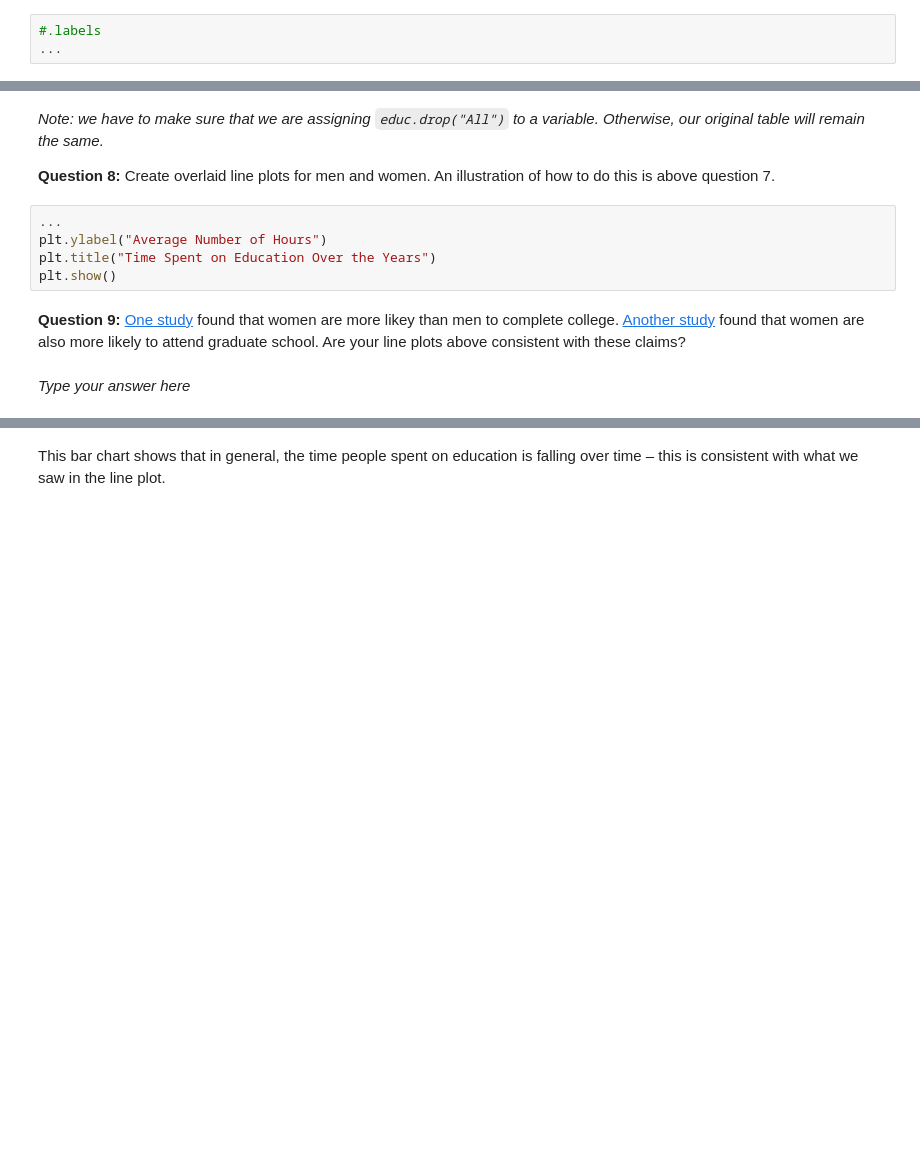
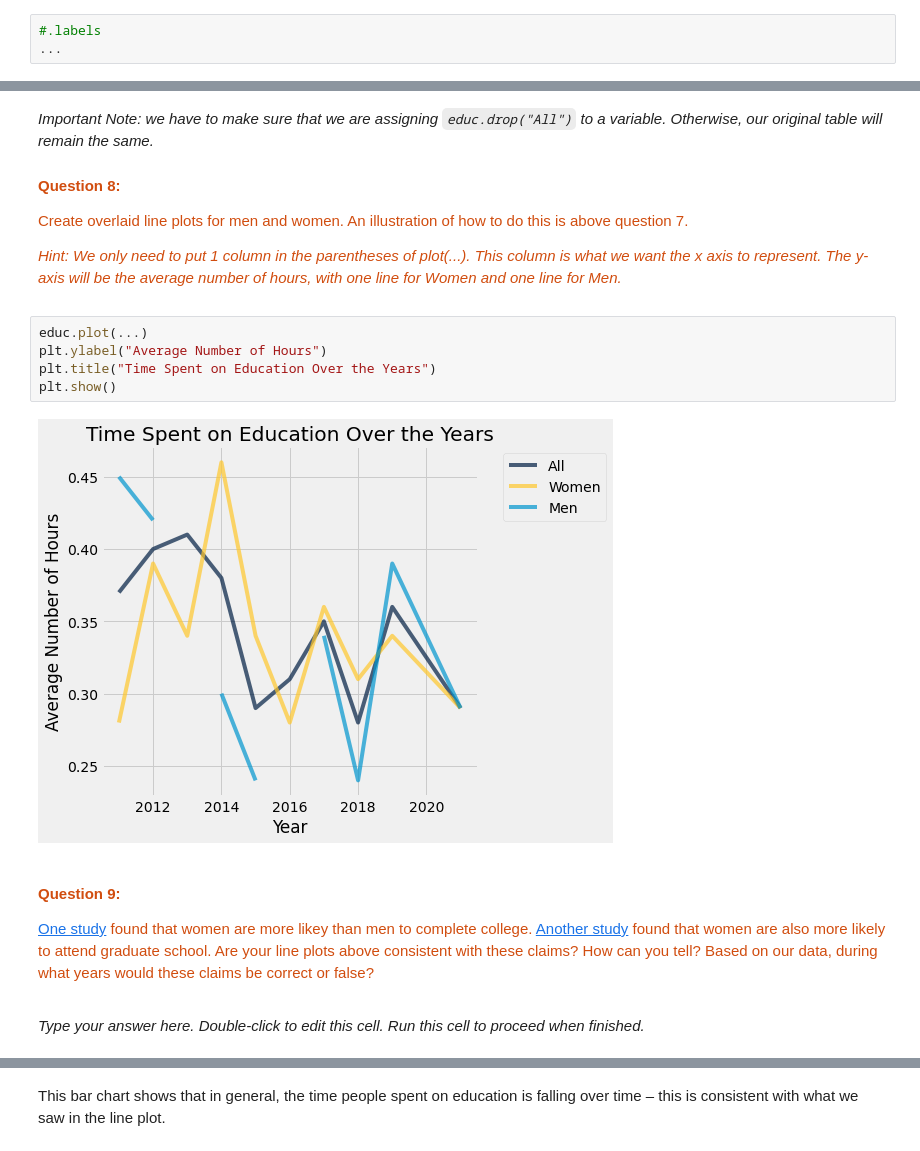
Before and after one commit to ds-modules/PUBPOL-ETHSTD-C164A-SP23, a Jupyter notebook: Introduction to Data Visualization.ipynb, the cells around one changed output, grey strips where cells are left out. Cells and saved outputs as stored; diff of their text form; blank space fills up the shorter version.

Commit message:
updated data vis and adjusted font of q's on notebook 1

```diff
--- a/Introduction to Data Visualization.ipynb
+++ b/Introduction to Data Visualization.ipynb
@@ -255,14 +321,25 @@ educ_new
 # %% [markdown]
-*Note: we have to make sure that we are assigning `educ.drop("All")` to a variable. Otherwise, our original table will remain the same.*
+*Important Note: we have to make sure that we are assigning `educ.drop("All")` to a variable. Otherwise, our original table will remain the same.*
 
-**Question 8:** Create overlaid line plots for men and women. An illustration of how to do this is above question 7.
+<font color = #d14d0f>
+
+#### Question 8:
+Create overlaid line plots for men and women. An illustration of how to do this is above question 7. <br>
+
+*Hint: We only need to put 1 column in the parentheses of plot(...). This column is what we want the x axis to represent. The y-axis will be the average number of hours, with one line for Women and one line for Men.*
 # %%
-...
+educ.plot(...)
 plt.ylabel("Average Number of Hours")
 plt.title("Time Spent on Education Over the Years")
 plt.show()
+# %% [output]
+[figure, added]
 # %% [markdown]
-**Question 9:** [One study](https://www.pewresearch.org/fact-tank/2021/11/08/whats-behind-the-growing-gap-between-men-and-women-in-college-completion/) found that women are more likey than men to complete college. [Another study](https://www.aei.org/carpe-diem/women-earned-majority-of-doctoral-degrees-in-2019-for-11th-straight-year-and-outnumber-men-in-grad-school-141-to-100/) found that women are also more likely to attend graduate school. Are your line plots above consistent with these claims?
+
+<font color = #d14d0f>
+
+#### Question 9:
+[One study](https://www.pewresearch.org/fact-tank/2021/11/08/whats-behind-the-growing-gap-between-men-and-women-in-college-completion/) found that women are more likey than men to complete college. [Another study](https://www.aei.org/carpe-diem/women-earned-majority-of-doctoral-degrees-in-2019-for-11th-straight-year-and-outnumber-men-in-grad-school-141-to-100/) found that women are also more likely to attend graduate school. Are your line plots above consistent with these claims? How can you tell? Based on our data, during what years would these claims be correct or false?
-# %% [markdown]
-*Type your answer here*
+# %% [markdown]
+*Type your answer here. Double-click to edit this cell. Run this cell to proceed when finished.*
 # %% [markdown]
```
Also changed, not shown: parts of 80 cells of this notebook, 2 other files.
